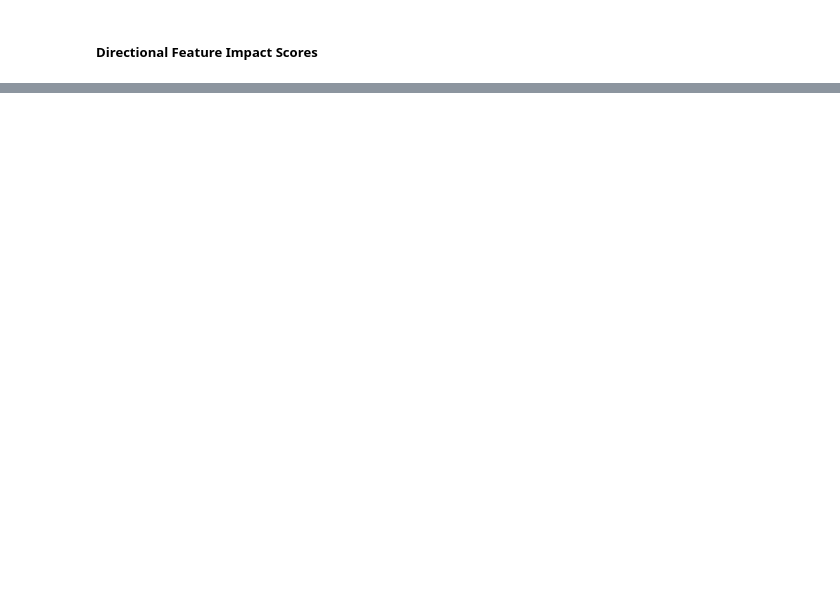
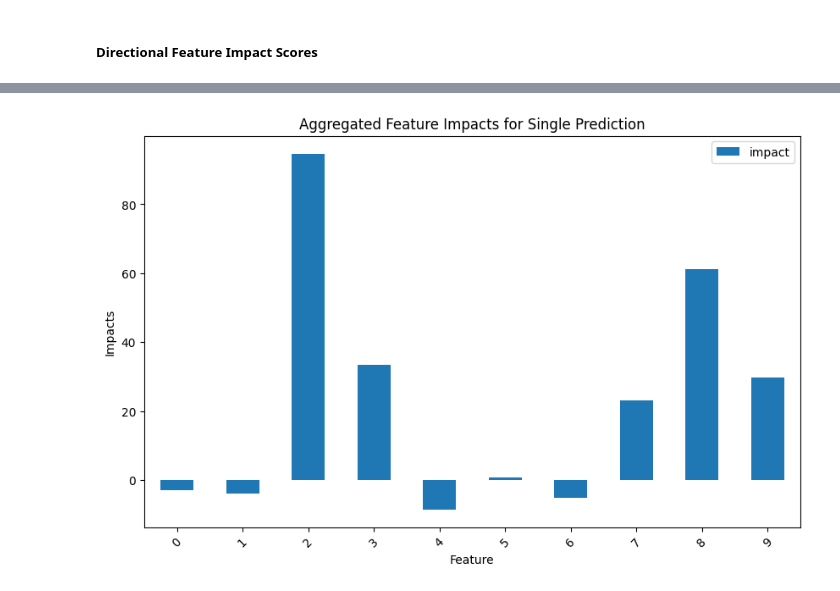
Before and after one commit to cf6600/feature-tracking-gbt, a Jupyter notebook: functions_sanity_test.ipynb, the cells around one changed output, grey strips where cells are left out. Cells and saved outputs as stored; diff of their text form; code cells hidden in the pictures; blank space fills up the shorter version.

Commit message:
Add prediction impacts

```diff
--- a/functions_sanity_test.ipynb
+++ b/functions_sanity_test.ipynb
@@ -280,0 +295,3 @@ plt.show()
+# %%
+df_impacts = gbr.get_prediction_feature_impacts(X_test[0].reshape(1, -1))
+df_impacts
@@ -280,0 +312,4 @@ plt.show()
+# %%
+aggregated_impacts = df_impacts.groupby('feature')['impact'].sum().reset_index()
+aggregated_impacts['feature'] = aggregated_impacts['feature'].apply(lambda x: feature_name_mappings[x])
+aggregated_impacts
@@ -280,0 +328,9 @@ plt.show()
+# %%
+aggregated_impacts.plot(kind='bar', figsize=(10, 6))
+plt.title('Aggregated Feature Impacts for Single Prediction')
+plt.xlabel('Feature')
+plt.ylabel('Impacts')
+plt.xticks(rotation=45)
+plt.show()
+# %% [output]
+[figure, added]
```
Also changed, not shown: parts of 18 cells of this notebook, 1 other file.
